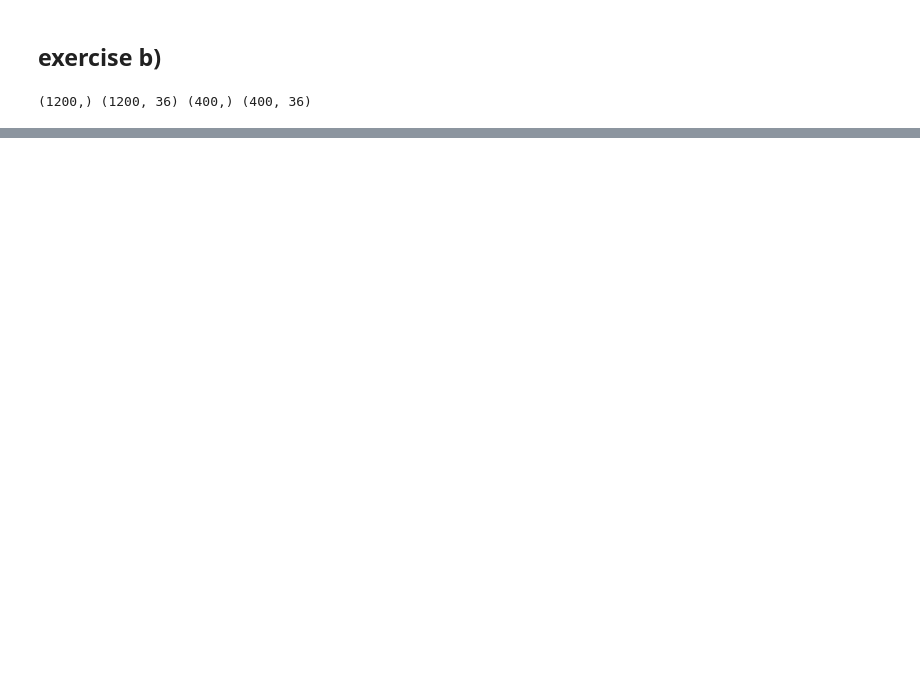
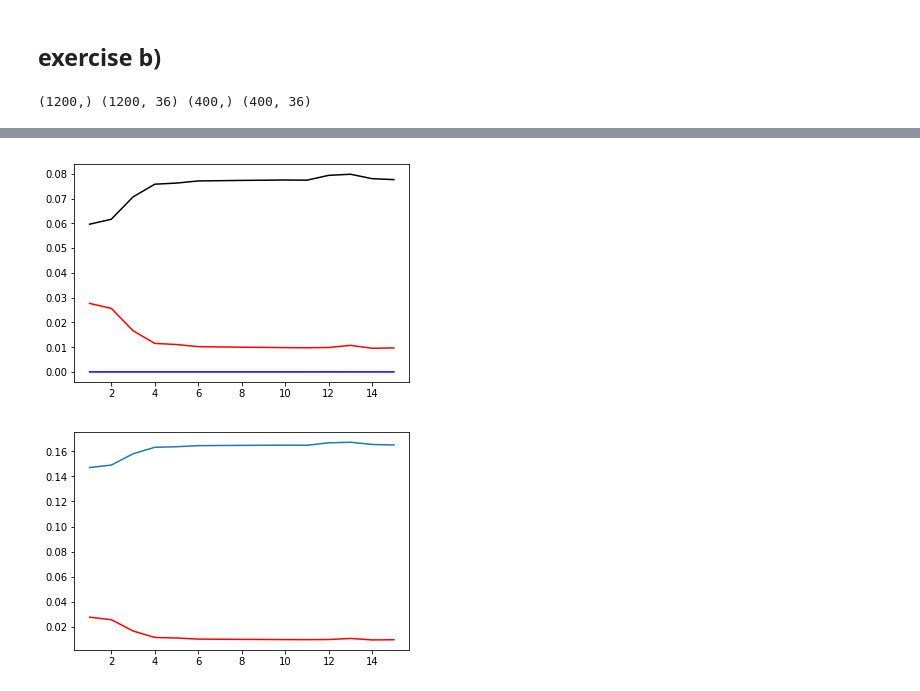
Before and after one commit to sifoss/FYS-STK_project1, a Jupyter notebook: main.ipynb, the cells around one changed output, grey strips where cells are left out. Saved outputs shown, nothing was run; the diff lists cells and outputs as text; code cells hidden in the pictures; blank space fills up the shorter version.

Commit message:
began looking at bias-variance tradeoff

```diff
--- a/main.ipynb
+++ b/main.ipynb
@@ -85,0 +83,12 @@ for i in range(3):
+# %%
+pmax = 15
+bias = np.zeros(pmax)
+var = bias.copy()
+error = bias.copy()
+for px, py in zip(range(pmax+1)[1:], range(pmax+1)[1:]):
+    print (px)
+    X = DesignMatrix(x, y, px, py)
+    reg.fit(X, z, model='OLS')
+    bias[px-1] = reg.bias()
+    var[px-1] = reg.variance()
+    error[px-1] = reg.MSE()
@@ -85,0 +111,14 @@ for i in range(3):
+# %%
+p = np.arange(pmax+1)[1:]
+plt.plot(p, error, color='r')
+plt.plot(p, bias**2, color='b')
+plt.plot(p, var, color='k')
+
+plt.show()
+
+plt.plot(p, error, color='r')
+plt.plot(p, bias**2 + var + reg.sigma2())
+plt.show()
+# %% [output]
+[figure, added]
+[figure, added]
```
Also changed, not shown: parts of 12 cells of this notebook, 1 other file.
